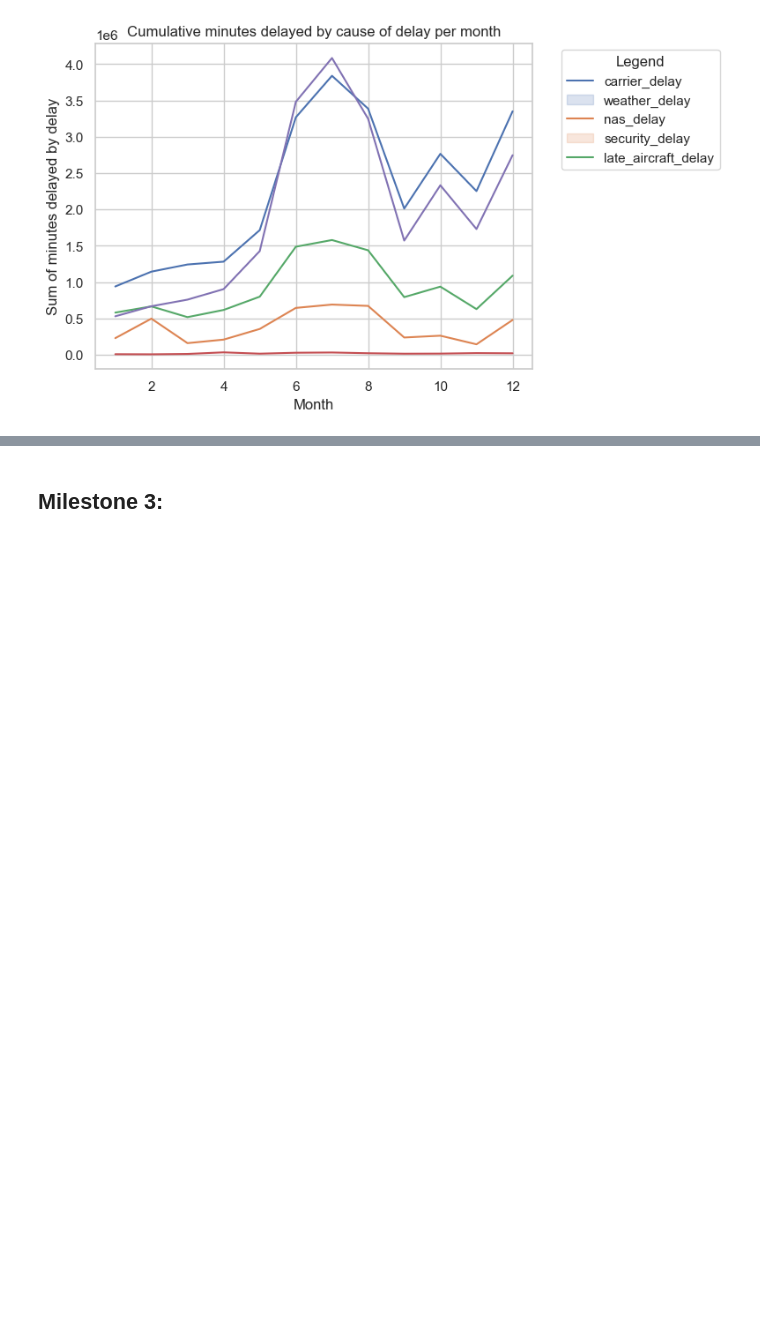
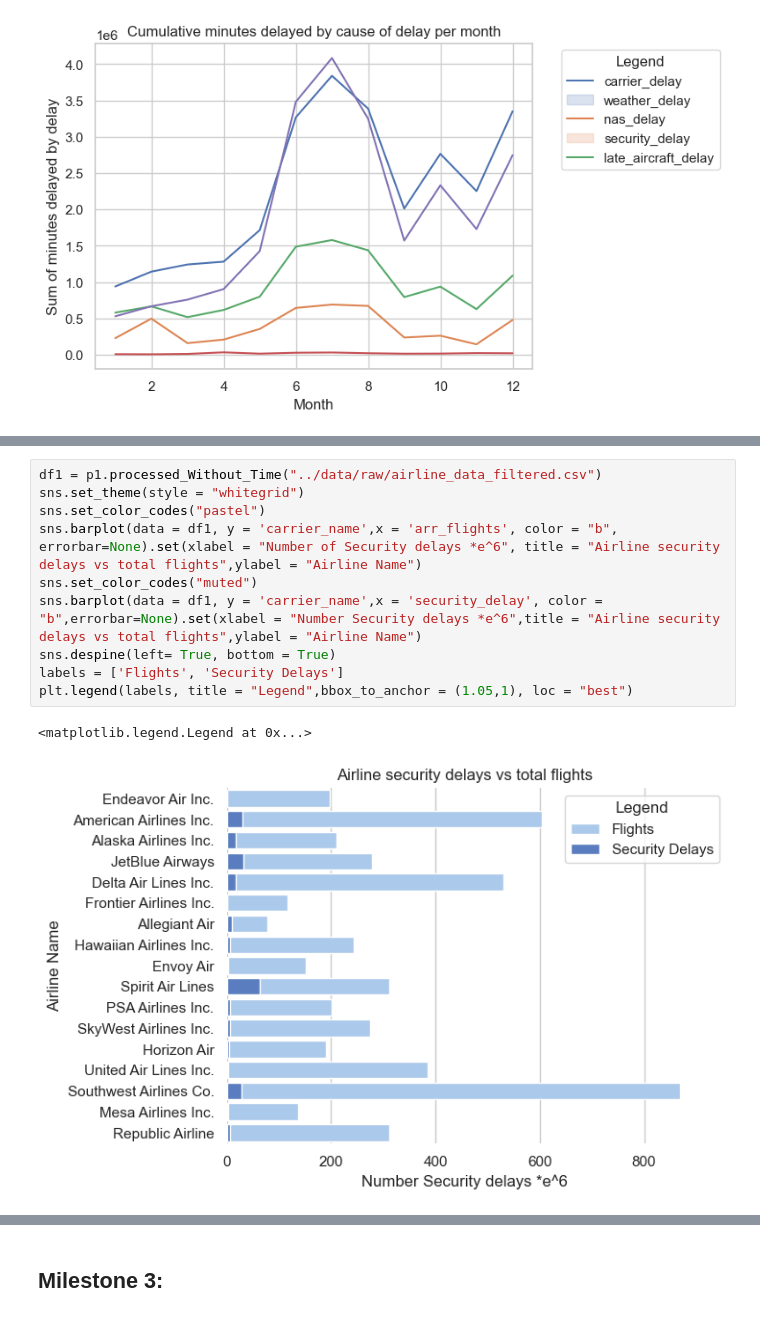
Before and after one commit to ubco-W2022T2-data301/project-group-group51, a Jupyter notebook: analysis/analysis2.ipynb, the cells around one changed output, grey strips where cells are left out. Cells and saved outputs as stored; diff of their text form; blank space fills up the shorter version.

```diff
--- a/analysis/analysis2.ipynb
+++ b/analysis/analysis2.ipynb
@@ -192,0 +215,13 @@ plt.legend(labels, title = "Legend",bbox_to_anchor = (1.05,1), loc = "best")
+# %%
+df1 = p1.processed_Without_Time("../data/raw/airline_data_filtered.csv")
+sns.set_theme(style = "whitegrid")
+sns.set_color_codes("pastel")
+sns.barplot(data = df1, y = 'carrier_name',x = 'arr_flights', color = "b", errorbar=None).set(xlabel = "Number of Security delays *e^6", title = "Airline security delays vs total flights",ylabel = "Airline Name")
+sns.set_color_codes("muted")
+sns.barplot(data = df1, y = 'carrier_name',x = 'security_delay', color = "b",errorbar=None).set(xlabel = "Number Security delays *e^6",title = "Airline security delays vs total flights",ylabel = "Airline Name")
+sns.despine(left= True, bottom = True)
+labels = ['Flights', 'Security Delays']
+plt.legend(labels, title = "Legend",bbox_to_anchor = (1.05,1), loc = "best")
+# %% [output]
+<matplotlib.legend.Legend at 0x...>
+[figure, added]
```
Also changed, not shown: parts of 7 cells of this notebook, 3 other files.
